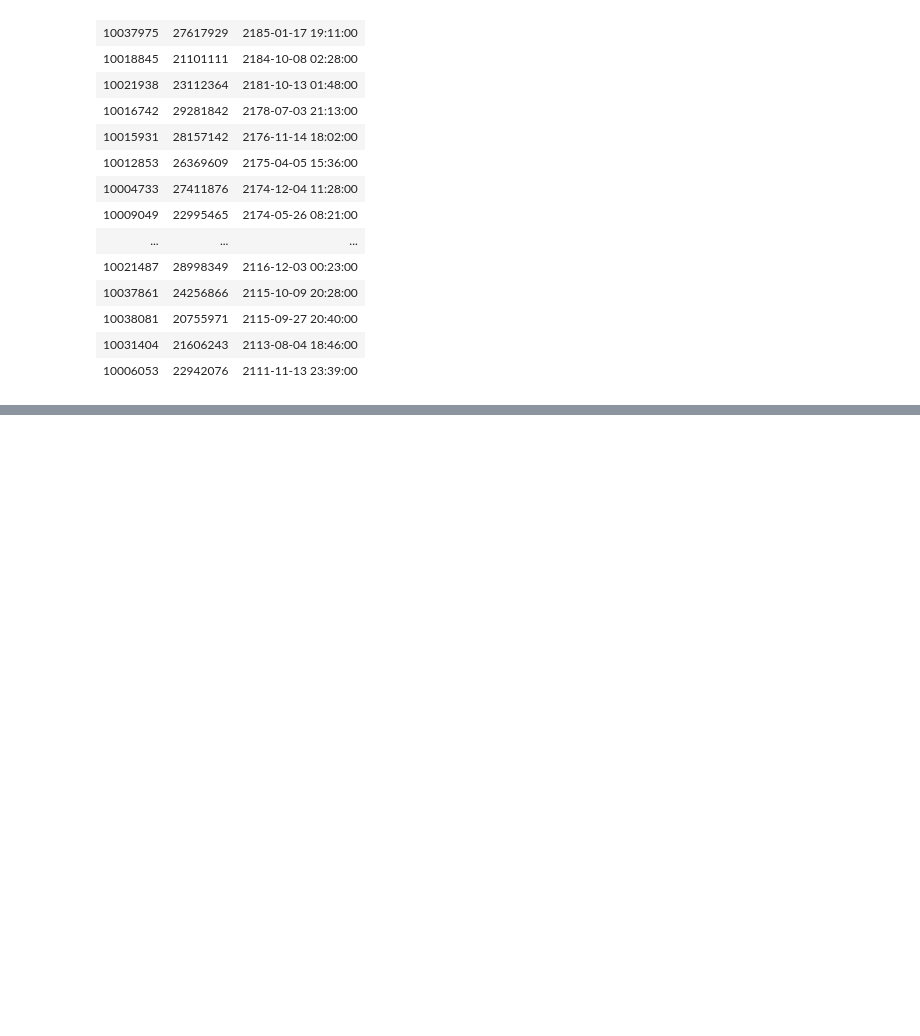
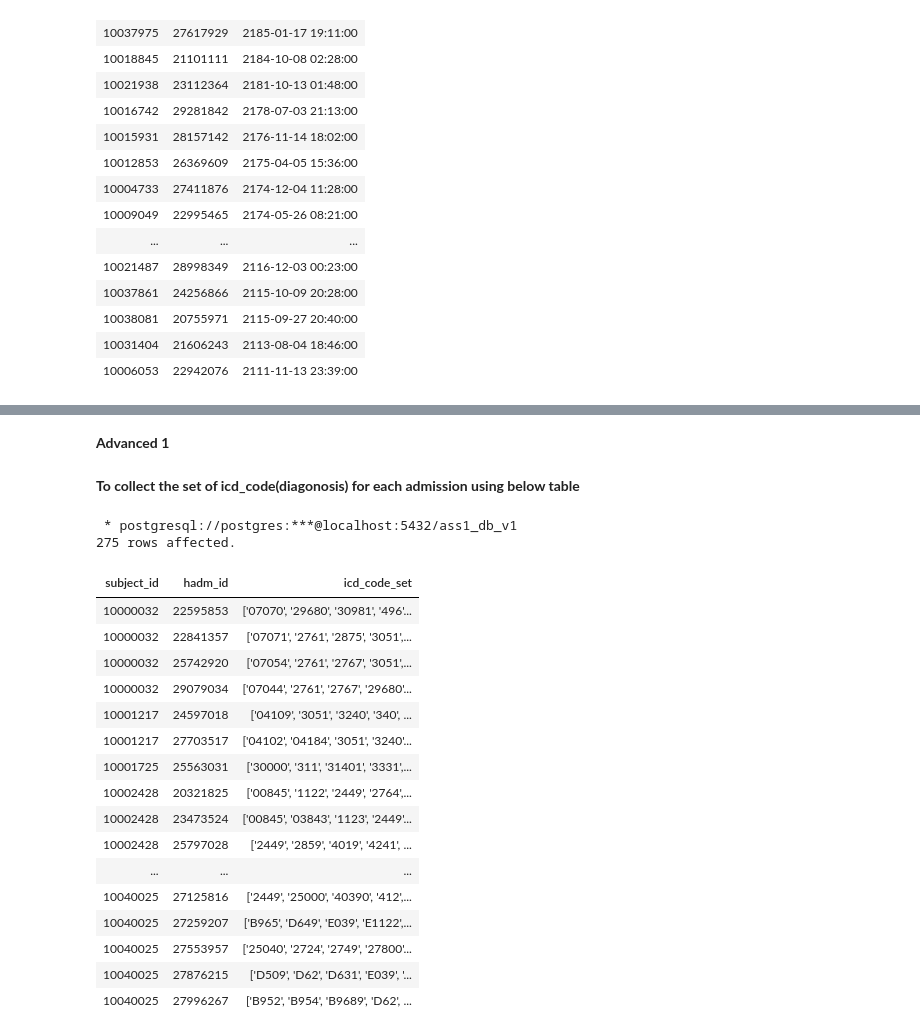
Before and after one commit to sarthak-panda/Sem6, a Jupyter notebook: COL362/Assignments/A1/rough.ipynb, the cells around one changed output, grey strips where cells are left out. Drawn from its saved outputs; the diff is of its cells as text; code cells hidden in the pictures; blank space fills up the shorter version.

```diff
--- a/COL362/Assignments/A1/rough.ipynb
+++ b/COL362/Assignments/A1/rough.ipynb
@@ -739,0 +806,32 @@ order by first_admittime desc
+# %% [markdown]
+**Advanced 1**
+# %% [markdown]
+**To collect the set of icd_code(diagonosis) for each admission using below table**
+# %%
+%%sql
+SELECT
+	subject_id,
+	hadm_id,
+	array_agg(DISTINCT icd_code ORDER BY icd_code) AS icd_code_set
+FROM hosp.diagnoses_icd
+GROUP BY subject_id, hadm_id
+# %% [output]
+ * postgresql://postgres:***@localhost:5432/ass1_db_v1
+275 rows affected.
+| subject_id | hadm_id | icd_code_set |
+| 10000032 | 22595853 | ['07070', '29680', '30981', '496'... |
+| 10000032 | 22841357 | ['07071', '2761', '2875', '3051',... |
+| 10000032 | 25742920 | ['07054', '2761', '2767', '3051',... |
+| 10000032 | 29079034 | ['07044', '2761', '2767', '29680'... |
+| 10001217 | 24597018 | ['04109', '3051', '3240', '340', ... |
+| 10001217 | 27703517 | ['04102', '04184', '3051', '3240'... |
+| 10001725 | 25563031 | ['30000', '311', '31401', '3331',... |
+| 10002428 | 20321825 | ['00845', '1122', '2449', '2764',... |
+| 10002428 | 23473524 | ['00845', '03843', '1123', '2449'... |
+| 10002428 | 25797028 | ['2449', '2859', '4019', '4241', ... |
+| ... | ... | ... |
+| 10040025 | 27125816 | ['2449', '25000', '40390', '412',... |
+| 10040025 | 27259207 | ['B965', 'D649', 'E039', 'E1122',... |
+| 10040025 | 27553957 | ['25040', '2724', '2749', '27800'... |
+| 10040025 | 27876215 | ['D509', 'D62', 'D631', 'E039', '... |
+| 10040025 | 27996267 | ['B952', 'B954', 'B9689', 'D62', ... |
```
Also changed, not shown: parts of 9 cells of this notebook.
